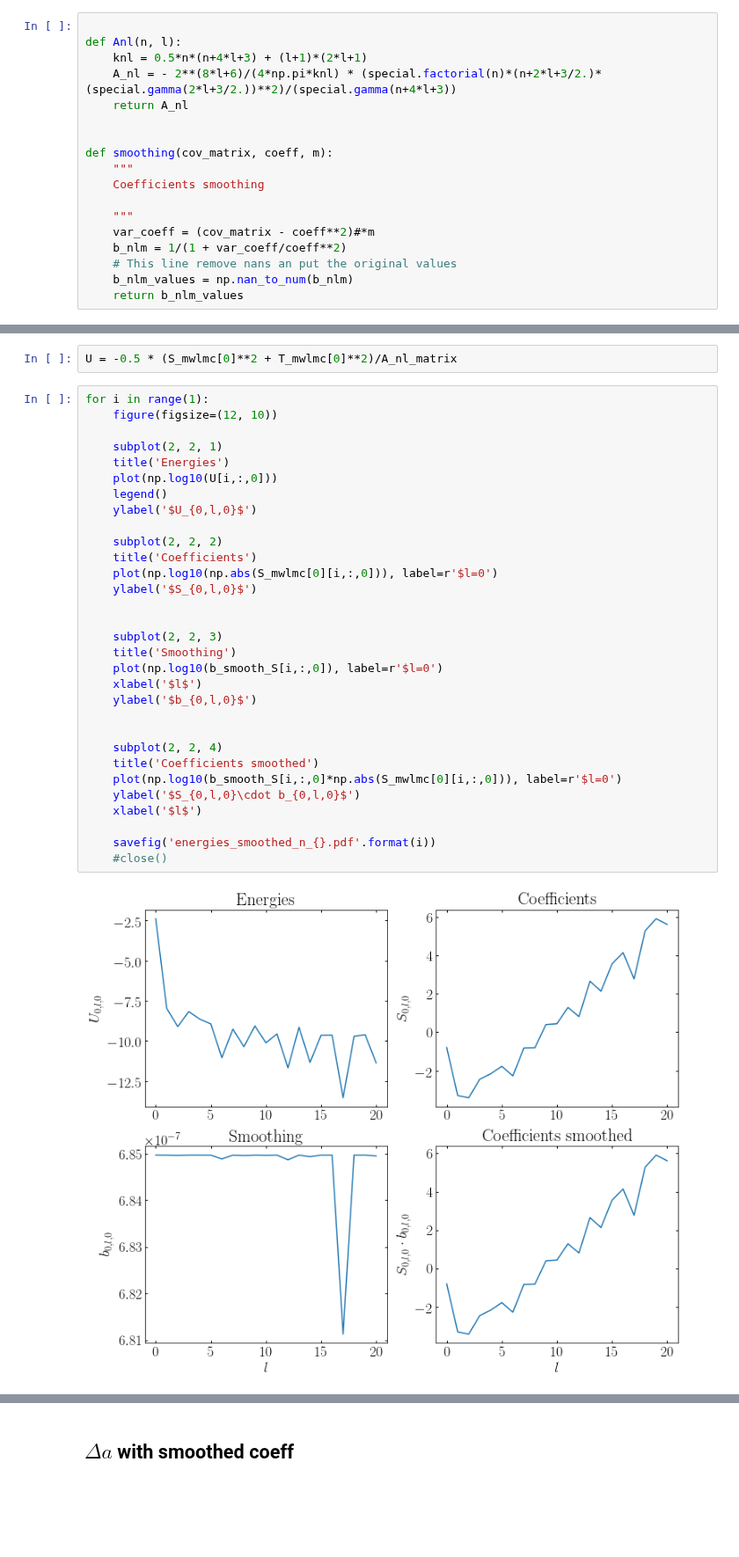
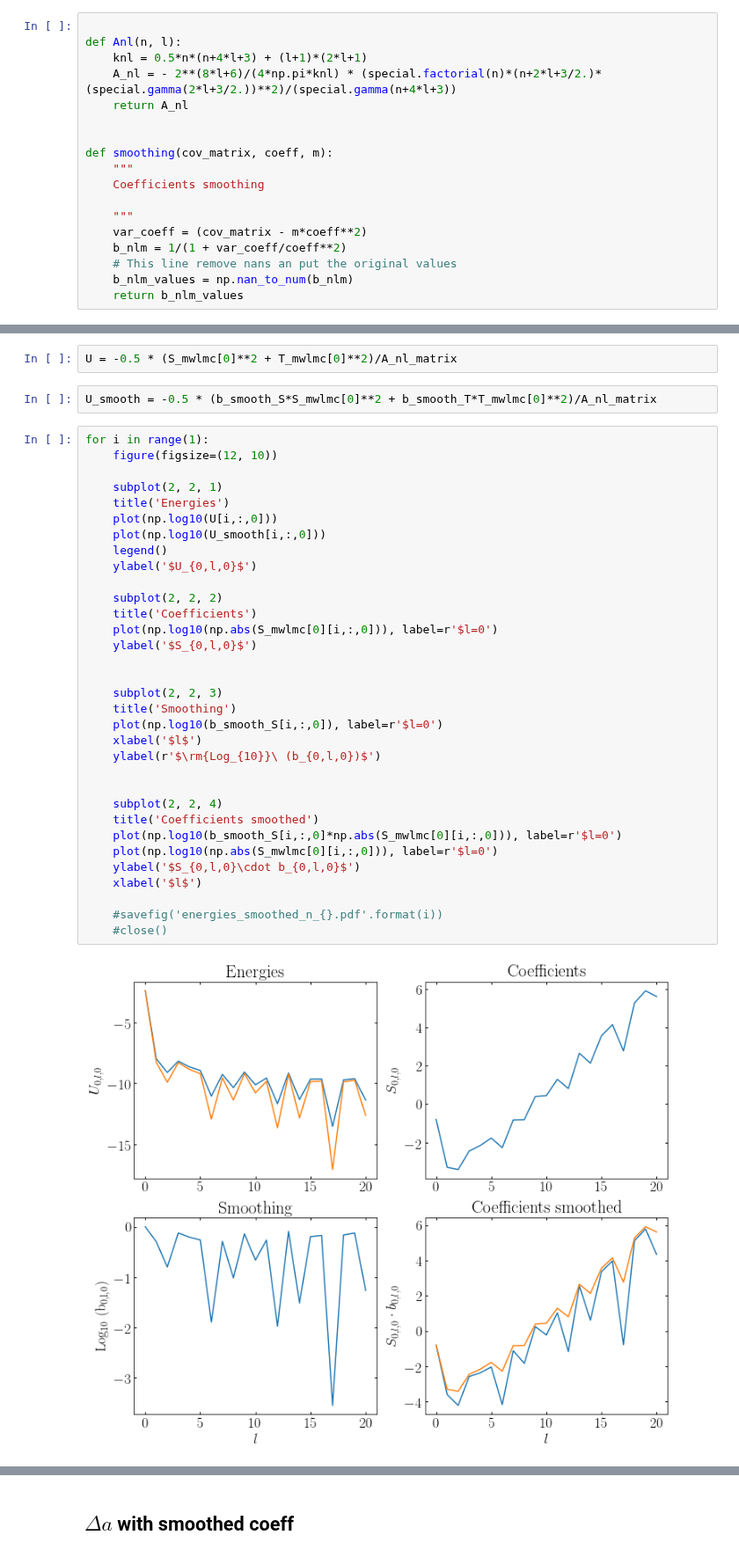
Before and after one commit to jngaravitoc/MW-LMC-SCF, a Jupyter notebook: code/coeff_variance.ipynb, the cells around one changed output, grey strips where cells are left out. Shown at 88% size. Cells and saved outputs as stored; diff of their text form; blank space fills up the shorter version.

Commit message:
computed varince and coeff

```diff
--- a/code/coeff_variance.ipynb
+++ b/code/coeff_variance.ipynb
@@ -38,7 +35,7 @@ def smoothing(cov_matrix, coeff, m):
     Coefficients smoothing
 
     """
-    var_coeff = (cov_matrix - coeff**2)#*m
+    var_coeff = (cov_matrix - m*coeff**2)
     b_nlm = 1/(1 + var_coeff/coeff**2)
     # This line remove nans an put the original values
     b_nlm_values = np.nan_to_num(b_nlm)
@@ -69,36 +66,40 @@ for i in range(m_max):
     A_nl_matrix[:,:,i] = A_nl_array
 # %%
 U = -0.5 * (S_mwlmc[0]**2 + T_mwlmc[0]**2)/A_nl_matrix
+# %%
+U_smooth = -0.5 * (b_smooth_S*S_mwlmc[0]**2 + b_smooth_T*T_mwlmc[0]**2)/A_nl_matrix
 # %%
 for i in range(1):
     figure(figsize=(12, 10))
 
     subplot(2, 2, 1)
     title('Energies')
     plot(np.log10(U[i,:,0]))
+    plot(np.log10(U_smooth[i,:,0]))
     legend()
     ylabel('$U_{0,l,0}$')
 
     subplot(2, 2, 2)
     title('Coefficients')
     plot(np.log10(np.abs(S_mwlmc[0][i,:,0])), label=r'$l=0')
     ylabel('$S_{0,l,0}$')
 
 
     subplot(2, 2, 3)
     title('Smoothing')
     plot(np.log10(b_smooth_S[i,:,0]), label=r'$l=0')
     xlabel('$l$')
-    ylabel('$b_{0,l,0}$')
+    ylabel(r'$\rm{Log_{10}}\ (b_{0,l,0})$')
 
 
     subplot(2, 2, 4)
     title('Coefficients smoothed')
     plot(np.log10(b_smooth_S[i,:,0]*np.abs(S_mwlmc[0][i,:,0])), label=r'$l=0')
+    plot(np.log10(np.abs(S_mwlmc[0][i,:,0])), label=r'$l=0')
     ylabel('$S_{0,l,0}\cdot b_{0,l,0}$')
     xlabel('$l$')
 
-    savefig('energies_smoothed_n_{}.pdf'.format(i))
+    #savefig('energies_smoothed_n_{}.pdf'.format(i))
     #close()
 # %% [output]
-[figure, old version]
+[figure, new version]
```
Also changed, not shown: parts of 9 cells of this notebook.
